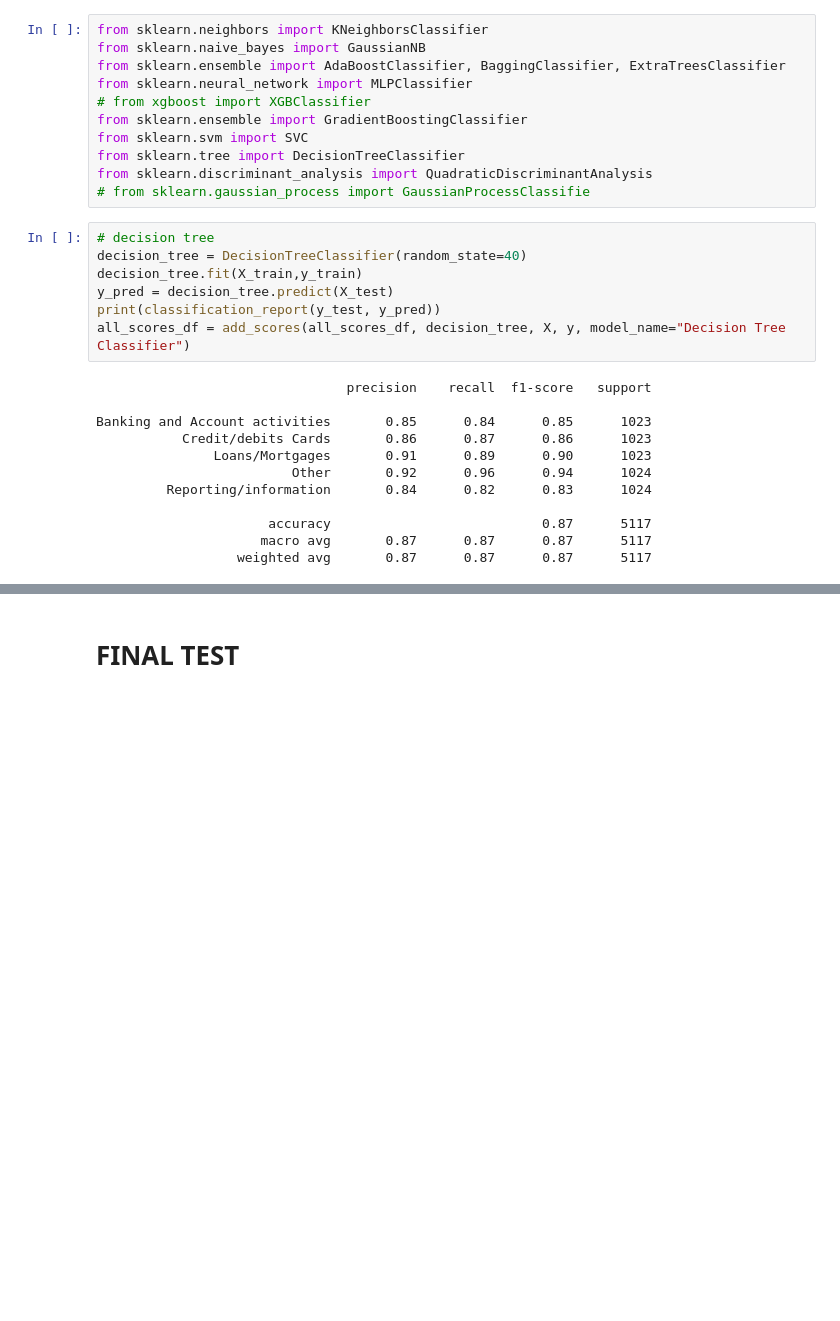
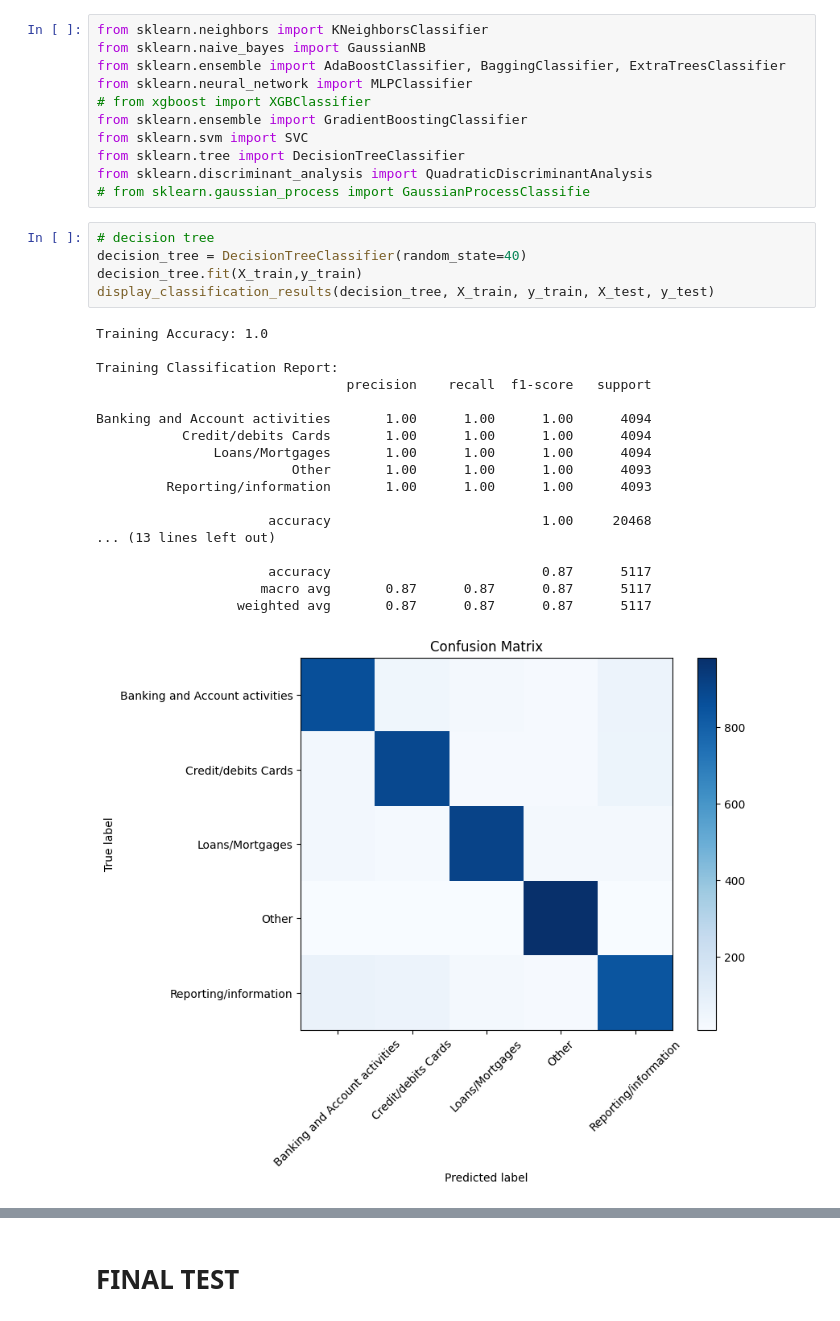
Before and after one commit to mosinsky/Multiclass_Classification, a Jupyter notebook: model.ipynb, the cells around one changed output, grey strips where cells are left out. Drawn from its saved outputs; the diff is of its cells as text; blank space fills up the shorter version.

```diff
--- a/model.ipynb
+++ b/model.ipynb
@@ -543,22 +607,27 @@ from sklearn.discriminant_analysis import QuadraticDiscriminantAnalysis
 # %%
 # decision tree
 decision_tree = DecisionTreeClassifier(random_state=40)
 decision_tree.fit(X_train,y_train)
-y_pred = decision_tree.predict(X_test)
-print(classification_report(y_test, y_pred))
-all_scores_df = add_scores(all_scores_df, decision_tree, X, y, model_name="Decision Tree Classifier")
+display_classification_results(decision_tree, X_train, y_train, X_test, y_test)
 # %% [output]
+Training Accuracy: 1.0
+
+Training Classification Report:
                                 precision    recall  f1-score   support
 
-Banking and Account activities       0.85      0.84      0.85      1023
-           Credit/debits Cards       0.86      0.87      0.86      1023
-               Loans/Mortgages       0.91      0.89      0.90      1023
-                         Other       0.92      0.96      0.94      1024
-         Reporting/information       0.84      0.82      0.83      1024
+Banking and Account activities       1.00      1.00      1.00      4094
+           Credit/debits Cards       1.00      1.00      1.00      4094
+               Loans/Mortgages       1.00      1.00      1.00      4094
+                         Other       1.00      1.00      1.00      4093
+         Reporting/information       1.00      1.00      1.00      4093
+
+                      accuracy                           1.00     20468
+... (13 lines left out)
 
                       accuracy                           0.87      5117
                      macro avg       0.87      0.87      0.87      5117
                   weighted avg       0.87      0.87      0.87      5117
+[figure, added]
 # %%
 # Random Forest
 random_forest = RandomForestClassifier(n_estimators=100, random_state=40)
```
Also changed, not shown: parts of 16 cells of this notebook.
